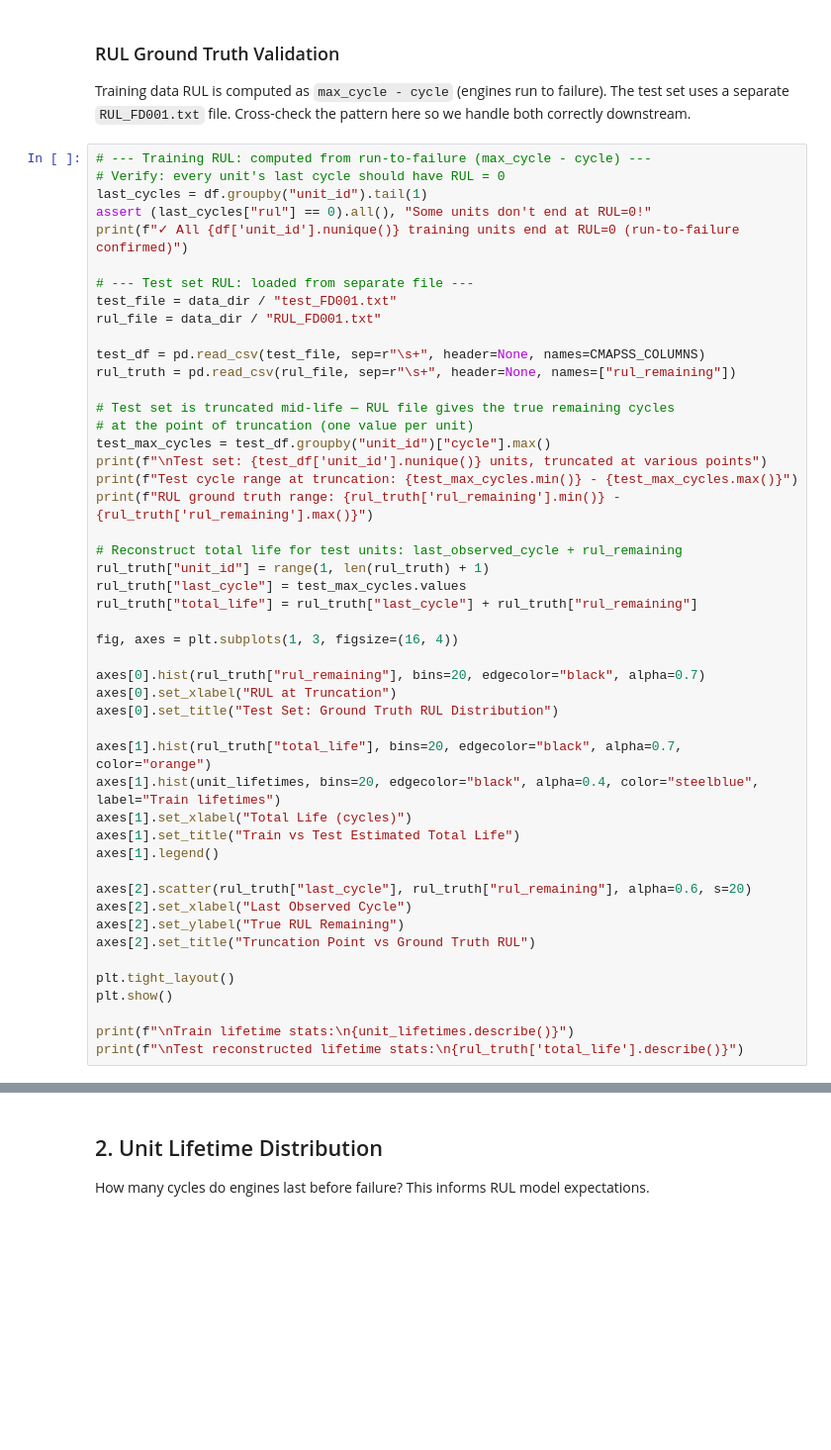
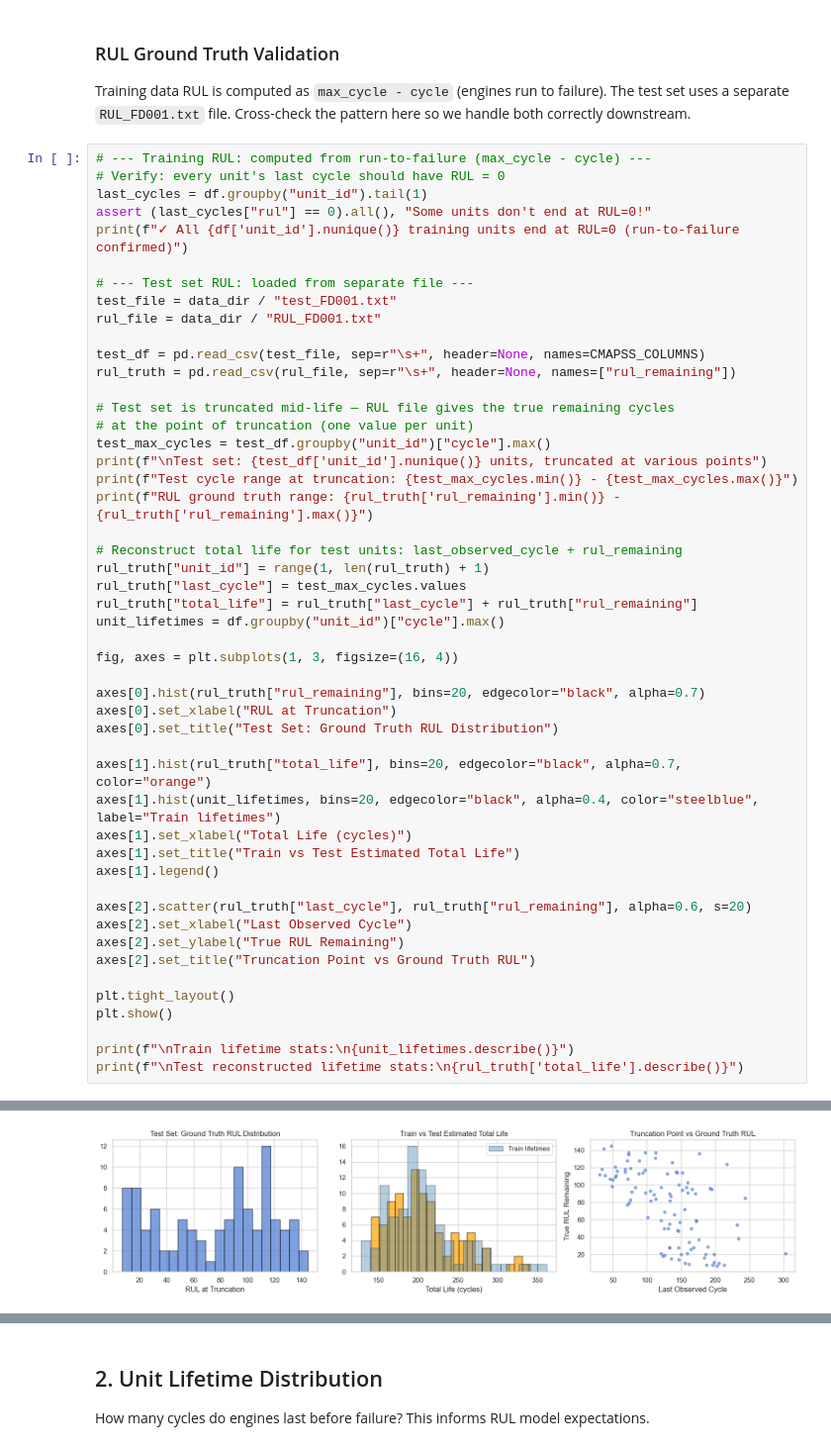
Before and after one commit to ryblake89/Turbofan_Degradation_Monitor, a Jupyter notebook: notebooks/01_eda.ipynb, the cells around one changed output, grey strips where cells are left out. Shown at 99% size. Cells and saved outputs as stored; diff of their text form; blank space fills up the shorter version.

```diff
--- a/notebooks/01_eda.ipynb
+++ b/notebooks/01_eda.ipynb
@@ -75,6 +85,7 @@ print(f"RUL ground truth range: {rul_truth['rul_remaining'].min()} - {rul_truth[
 rul_truth["unit_id"] = range(1, len(rul_truth) + 1)
 rul_truth["last_cycle"] = test_max_cycles.values
 rul_truth["total_life"] = rul_truth["last_cycle"] + rul_truth["rul_remaining"]
+unit_lifetimes = df.groupby("unit_id")["cycle"].max()
 
 fig, axes = plt.subplots(1, 3, figsize=(16, 4))
 
@@ -98,3 +109,4 @@ plt.show()
 
 print(f"\nTrain lifetime stats:\n{unit_lifetimes.describe()}")
 print(f"\nTest reconstructed lifetime stats:\n{rul_truth['total_life'].describe()}")
+# %% [output]
@@ -100,0 +118 @@ print(f"\nTest reconstructed lifetime stats:\n{rul_truth['total_life'].describe(
+[figure, added]
```
Also changed, not shown: parts of 15 cells of this notebook, 2 other files.
